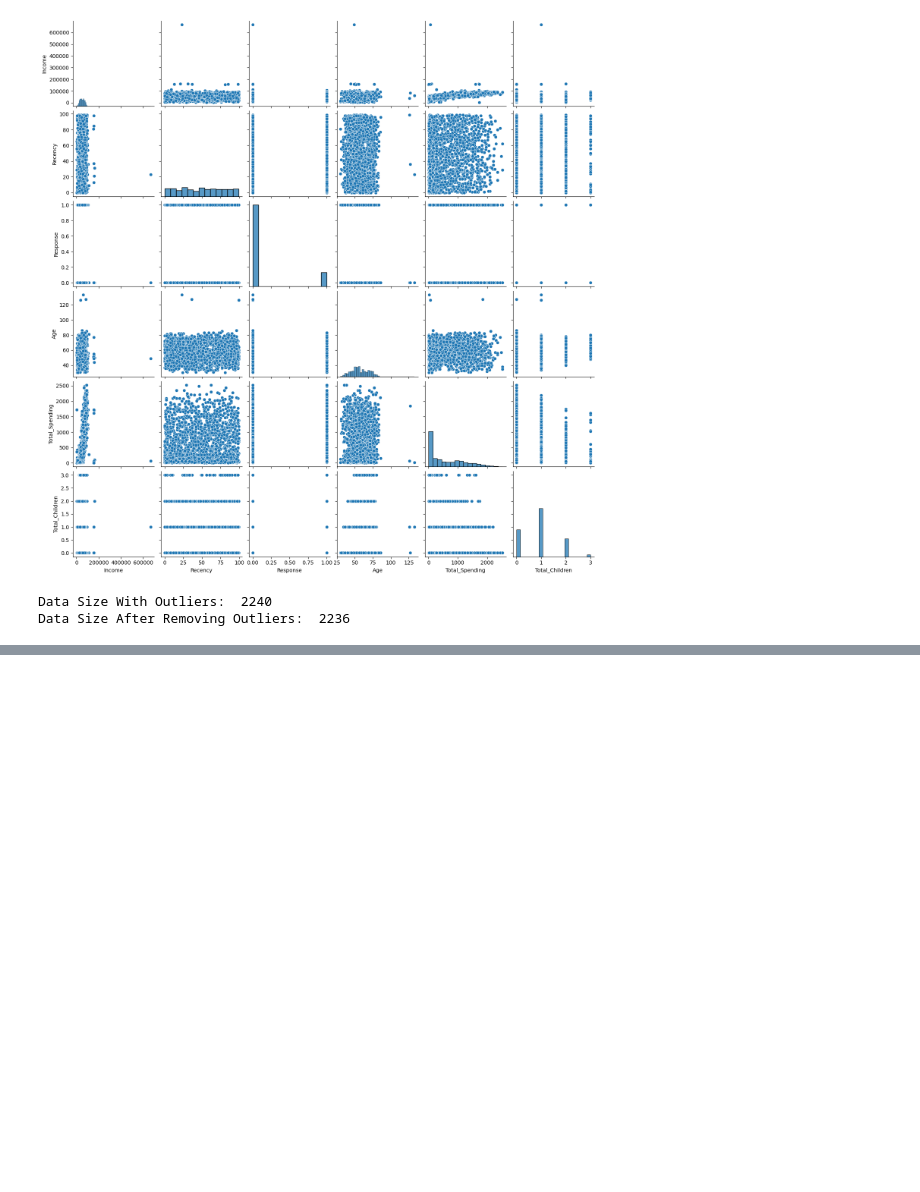
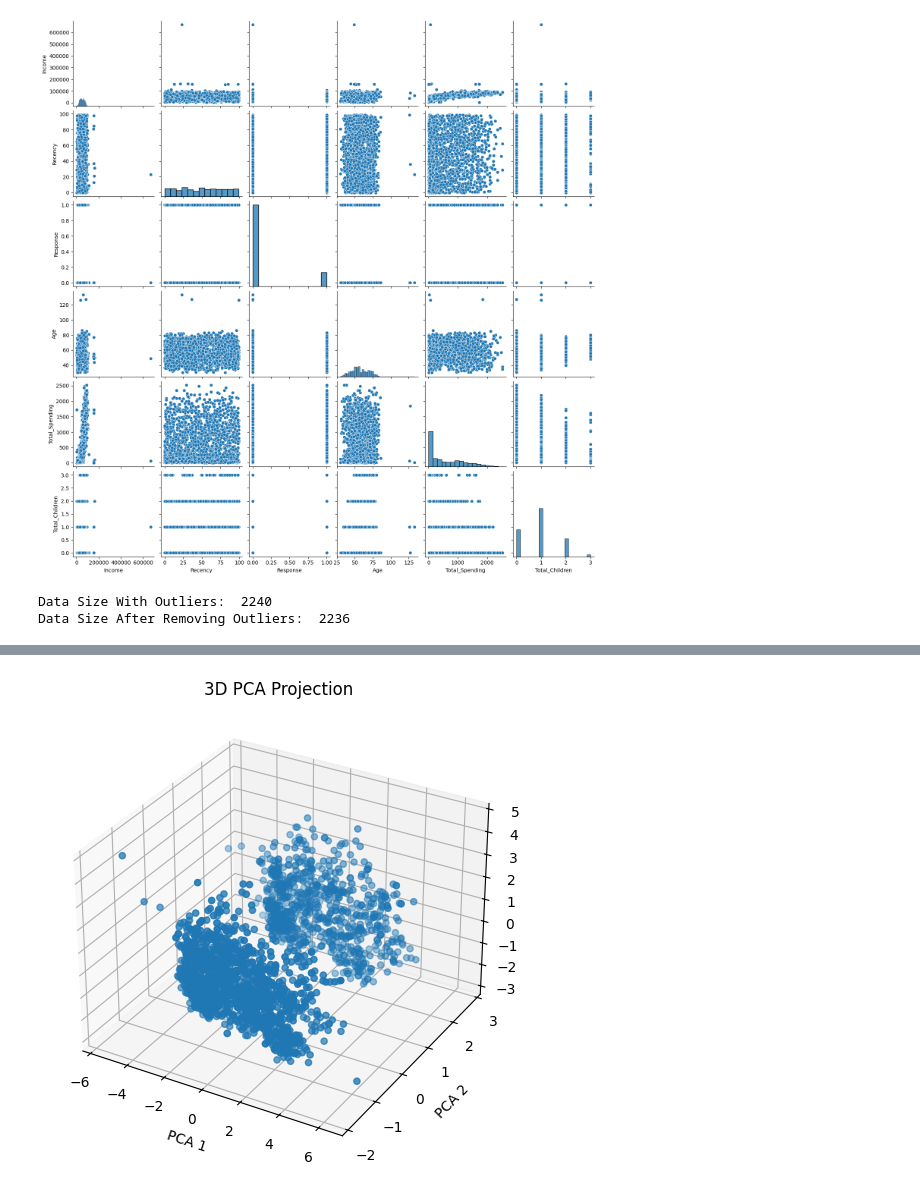
Before and after one commit to KARTHIKAKRISHNA123/seg-wise, a Jupyter notebook: notebooks/seg-wise.ipynb, the cells around one changed output, grey strips where cells are left out. Drawn from its saved outputs; the diff is of its cells as text; code cells hidden in the pictures; blank space fills up the shorter version.

```diff
--- a/notebooks/seg-wise.ipynb
+++ b/notebooks/seg-wise.ipynb
@@ -289,0 +423,12 @@ Data Size After Removing Outliers:  2236
+# %%
+# plot
+fig = plt.figure(figsize=(8, 6))
+ax = fig.add_subplot(111, projection="3d")
+ax.scatter(X_pca[:, 0], X_pca[:, 1], X_pca[:, 2])
+ax.set_xlabel("PCA 1")
+ax.set_ylabel("PCA 2")
+ax.set_zlabel("PCA 3")
+ax.set_title("3D PCA Projection")
+plt.show()
+# %% [output]
+[figure, added]
```
Also changed, not shown: parts of 31 cells of this notebook.
